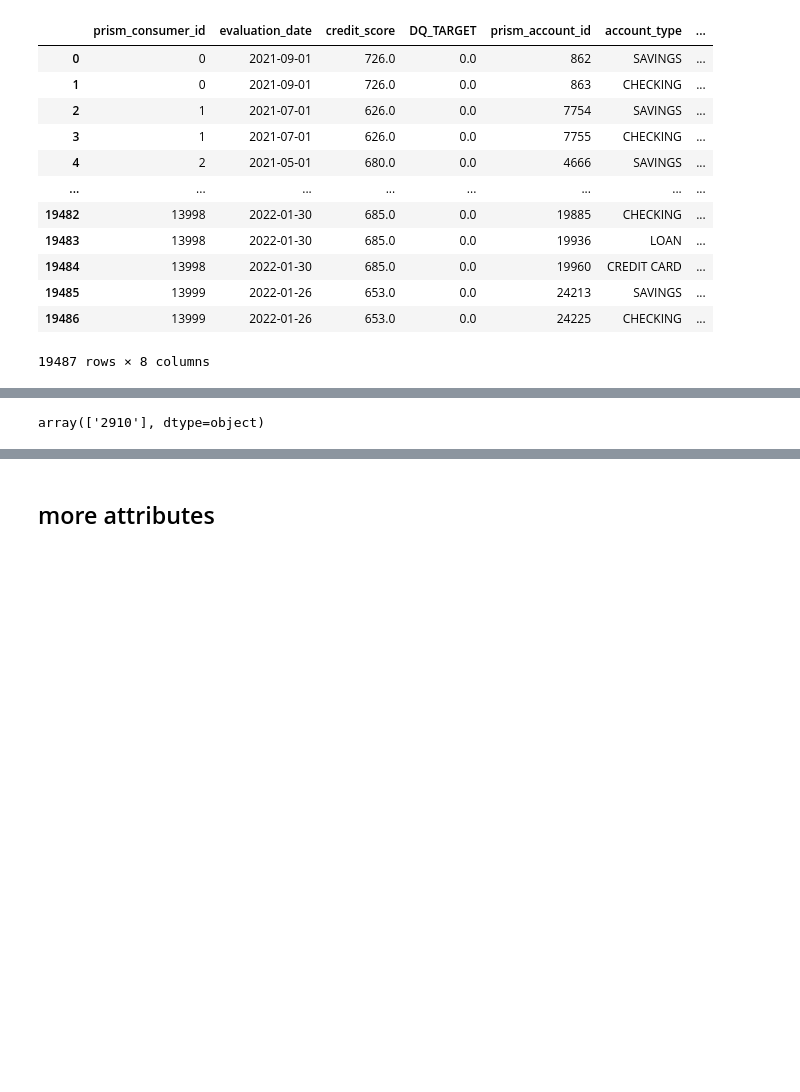
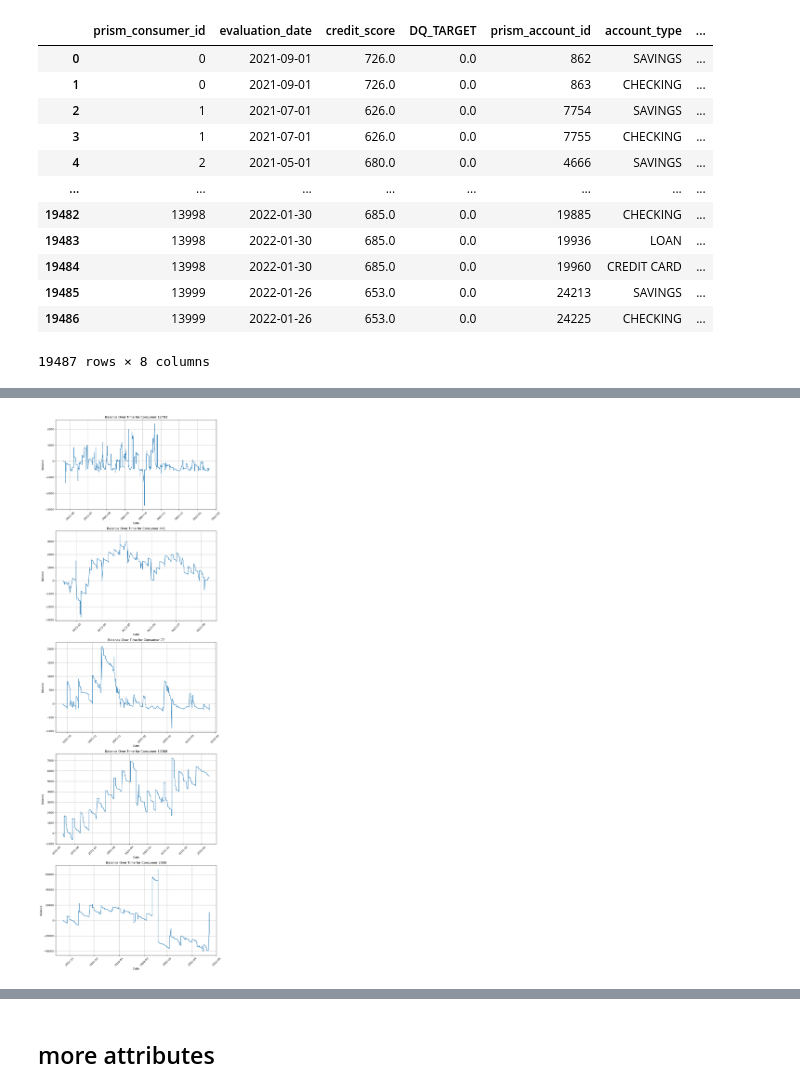
Before and after one commit to hillarychang/dsc180b-capstone-q2, a Jupyter notebook: src/notebooks/kurumi_q2_eda.ipynb, the cells around one changed output, grey strips where cells are left out. Saved outputs shown, nothing was run; the diff lists cells and outputs as text; code cells hidden in the pictures; blank space fills up the shorter version.

Commit message:
create plots for good/bad consumers

```diff
--- a/src/notebooks/kurumi_q2_eda.ipynb
+++ b/src/notebooks/kurumi_q2_eda.ipynb
@@ -235,0 +281,3 @@ import random
+# %%
+trans_pattern = transactions.merge(consumer, on="prism_consumer_id")
+trans_pattern.head()
@@ -306,7 +331,0 @@ plot_balance_for_consumers(cons_acc, 5, 1)
-# %%
-consumers_with_enough_dates = (
-        cons_acc.groupby('prism_consumer_id').filter(lambda x: x['balance_date'].nunique() >= 4)['prism_consumer_id'].unique()
-    )
-consumers_with_enough_dates
-# %% [output]
-array(['2910'], dtype=object)
@@ -312,0 +376,4 @@ array(['2910'], dtype=object)
+# %%
+plot_balance_separate_axis(trans_pattern, n=5, dq=0)
+# %% [output]
+[figure, added]
```
Also changed, not shown: parts of 12 cells of this notebook.
